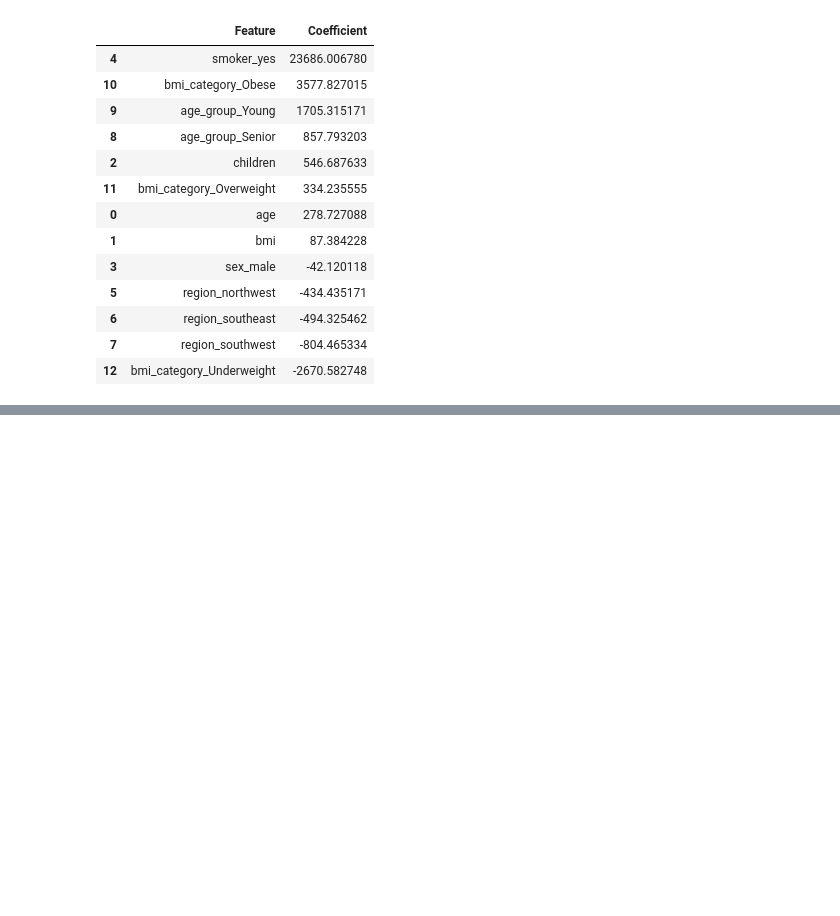
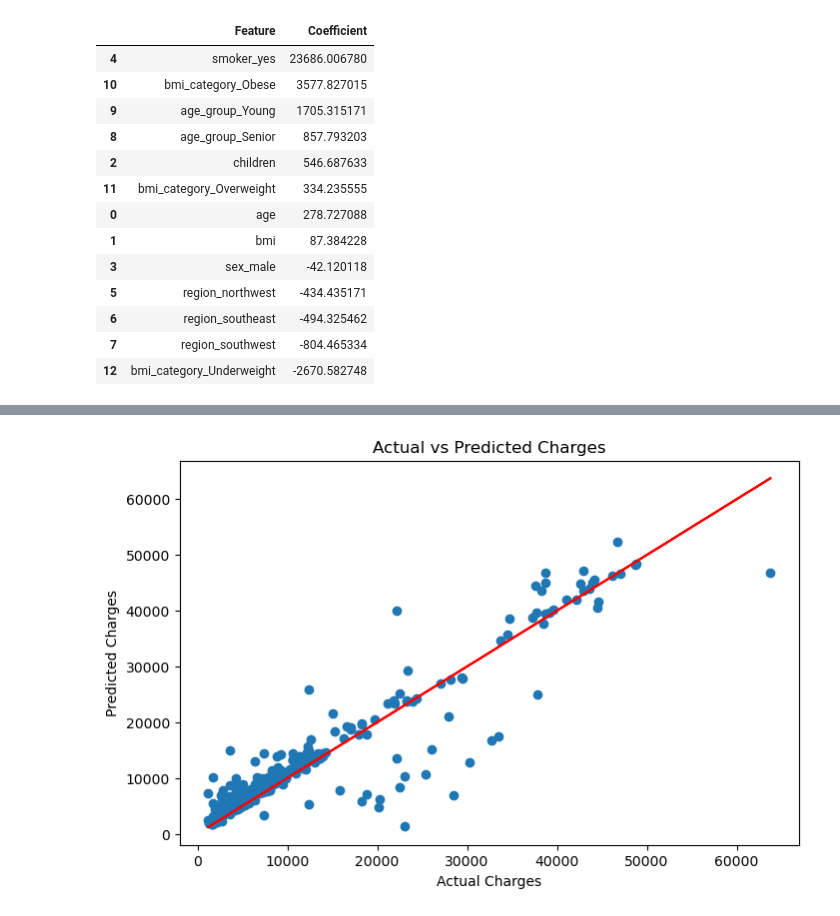
Before and after one commit to meharbansingh25/Medical-Insurance-Cost-Prediction, a Jupyter notebook: Medical Insurance Cost Prediction/Notebook/Medical_Insurance_Cost_Prediction.ipynb, the cells around one changed output, grey strips where cells are left out. Saved outputs shown, nothing was run; the diff lists cells and outputs as text; code cells hidden in the pictures; blank space fills up the shorter version.

```diff
--- a/Medical Insurance Cost Prediction/Notebook/Medical_Insurance_Cost_Prediction.ipynb
+++ b/Medical Insurance Cost Prediction/Notebook/Medical_Insurance_Cost_Prediction.ipynb
@@ -800,0 +752,2 @@ ___________________________________
+# %%
+dt_model.fit(x_train, y_train)
@@ -800,0 +788,4 @@ ___________________________________
+# %%
+rf_model = RandomForestRegressor(n_estimators= 100, random_state= 42)
+# %%
+rf_model.fit(x_train, y_train)
@@ -800,0 +799,2 @@ ___________________________________
+# %%
+rf_predictions = rf_model.predict(x_test)
@@ -800,0 +882,13 @@ ___________________________________
+# %%
+plt.figure(figsize=(8,5))
+
+plt.scatter(y_test, rf_predictions)
+plt.plot(y_test, y_test, color= 'red')
+
+plt.xlabel('Actual Charges')
+plt.ylabel('Predicted Charges')
+plt.title('Actual vs Predicted Charges')
+
+plt.show()
+# %% [output]
+[figure, added]
```
Also changed, not shown: parts of 48 cells of this notebook.
